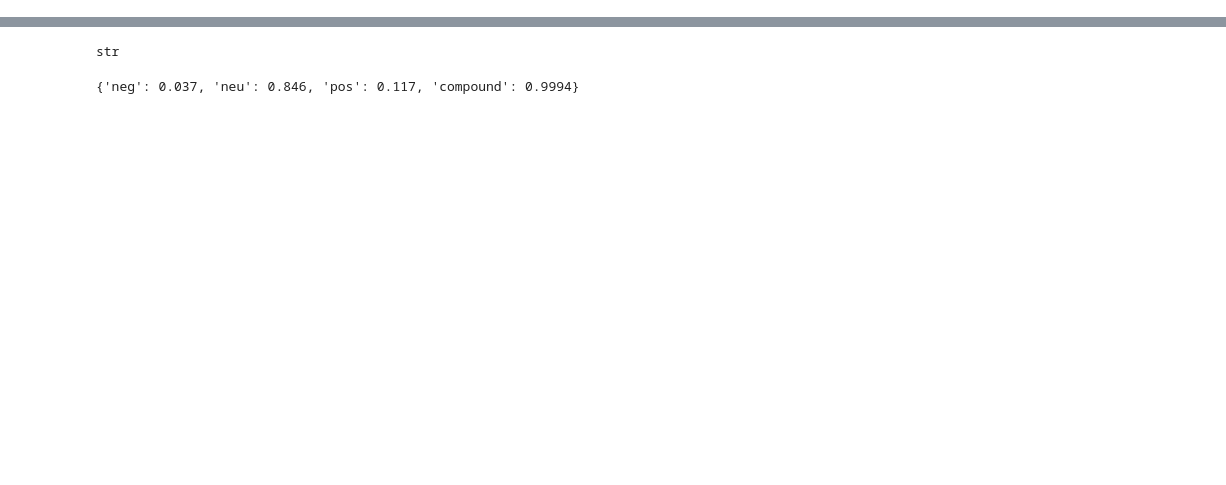
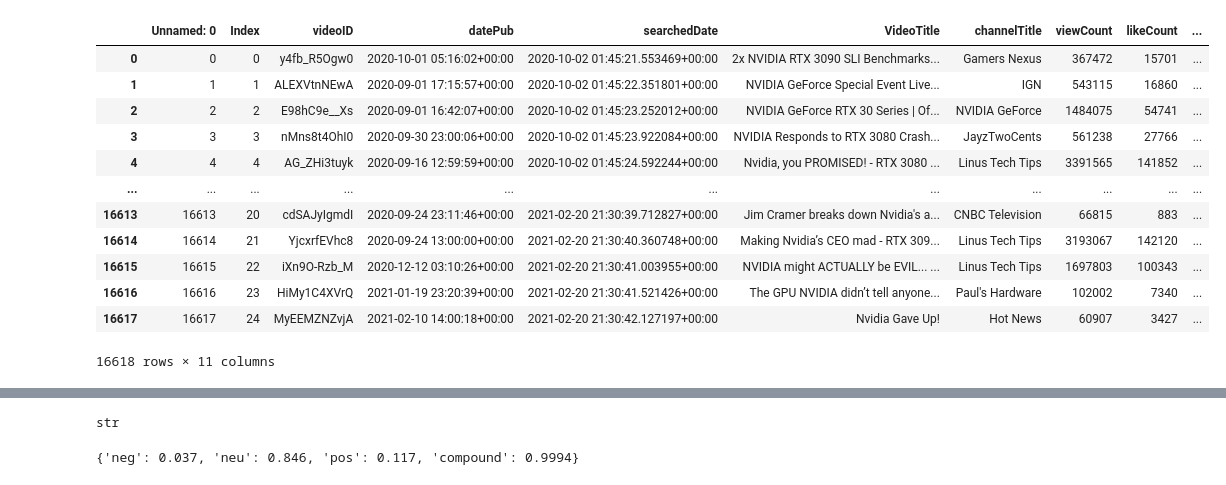
Before and after one commit to Cloblak/youtube_content_based_stock_prediction, a Jupyter notebook: 10_code/X_FeatureBuilding_10MAR.ipynb, the cells around one changed output, grey strips where cells are left out. Cells and saved outputs as stored; diff of their text form; code cells hidden in the pictures; blank space fills up the shorter version.

```diff
--- a/10_code/X_FeatureBuilding_10MAR.ipynb
+++ b/10_code/X_FeatureBuilding_10MAR.ipynb
@@ -12,6 +12,22 @@ from nltk.corpus import stopwords
 from numba import jit, prange
 # %%
 nvidia_df = pd.read_csv("../00_data/Cleaned_Data_10MAR.gz", compression="gzip")
+# %%
+nvidia_df
+# %% [output]
+|  | Unnamed: 0 | Index | videoID | datePub | searchedDate | VideoTitle | channelTitle | viewCount | likeCount | ... |
+| 0 | 0 | 0 | y4fb_R5Ogw0 | 2020-10-01 05:16:02+00:00 | 2020-10-02 01:45:21.553469+00:00 | 2x NVIDIA RTX 3090 SLI Benchmarks... | Gamers Nexus | 367472 | 15701 | ... |
+| 1 | 1 | 1 | ALEXVtnNEwA | 2020-09-01 17:15:57+00:00 | 2020-10-02 01:45:22.351801+00:00 | NVIDIA GeForce Special Event Live... | IGN | 543115 | 16860 | ... |
+| 2 | 2 | 2 | E98hC9e__Xs | 2020-09-01 16:42:07+00:00 | 2020-10-02 01:45:23.252012+00:00 | NVIDIA GeForce RTX 30 Series | Of... | NVIDIA GeForce | 1484075 | 54741 | ... |
+| 3 | 3 | 3 | nMns8t4OhI0 | 2020-09-30 23:00:06+00:00 | 2020-10-02 01:45:23.922084+00:00 | NVIDIA Responds to RTX 3080 Crash... | JayzTwoCents | 561238 | 27766 | ... |
+| 4 | 4 | 4 | AG_ZHi3tuyk | 2020-09-16 12:59:59+00:00 | 2020-10-02 01:45:24.592244+00:00 | Nvidia, you PROMISED! - RTX 3080 ... | Linus Tech Tips | 3391565 | 141852 | ... |
+| ... | ... | ... | ... | ... | ... | ... | ... | ... | ... | ... |
+| 16613 | 16613 | 20 | cdSAJyIgmdI | 2020-09-24 23:11:46+00:00 | 2021-02-20 21:30:39.712827+00:00 | Jim Cramer breaks down Nvidia's a... | CNBC Television | 66815 | 883 | ... |
+| 16614 | 16614 | 21 | YjcxrfEVhc8 | 2020-09-24 13:00:00+00:00 | 2021-02-20 21:30:40.360748+00:00 | Making Nvidia’s CEO mad - RTX 309... | Linus Tech Tips | 3193067 | 142120 | ... |
+| 16615 | 16615 | 22 | iXn9O-Rzb_M | 2020-12-12 03:10:26+00:00 | 2021-02-20 21:30:41.003955+00:00 | NVIDIA might ACTUALLY be EVIL... ... | Linus Tech Tips | 1697803 | 100343 | ... |
+| 16616 | 16616 | 23 | HiMy1C4XVrQ | 2021-01-19 23:20:39+00:00 | 2021-02-20 21:30:41.521426+00:00 | The GPU NVIDIA didn’t tell anyone... | Paul's Hardware | 102002 | 7340 | ... |
+| 16617 | 16617 | 24 | MyEEMZNZvjA | 2021-02-10 14:00:18+00:00 | 2021-02-20 21:30:42.127197+00:00 | Nvidia Gave Up! | Hot News | 60907 | 3427 | ... |
+16618 rows × 11 columns
 # %%
 nvidia_df["Date"].value_counts().sort_index()
 # %% [output]
```
Also changed, not shown: parts of 6 cells of this notebook, 4 other files.
